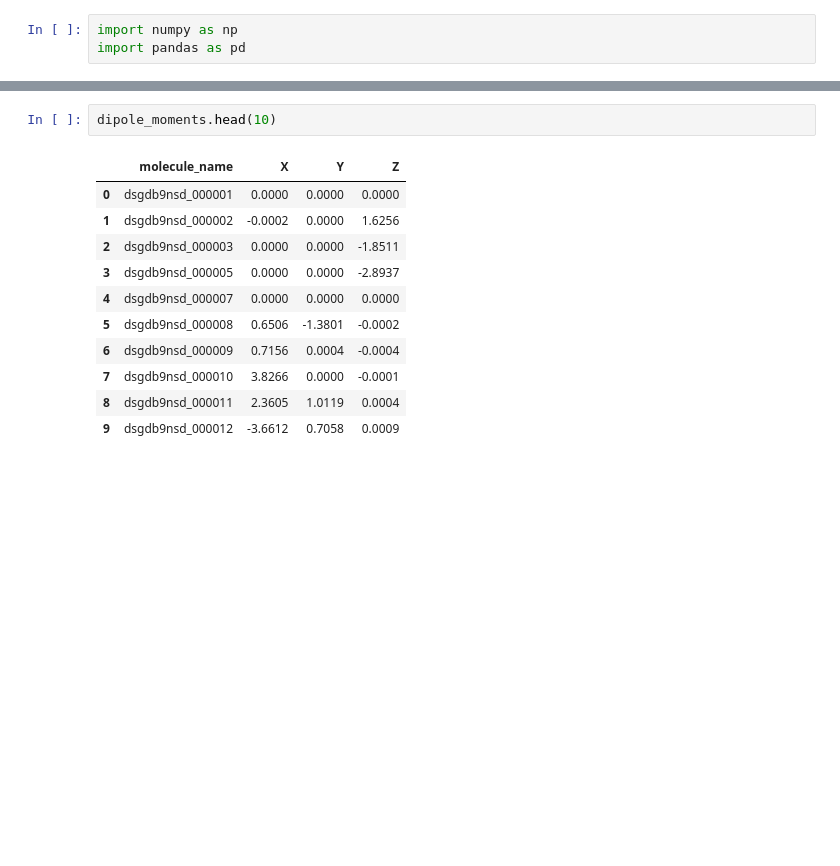
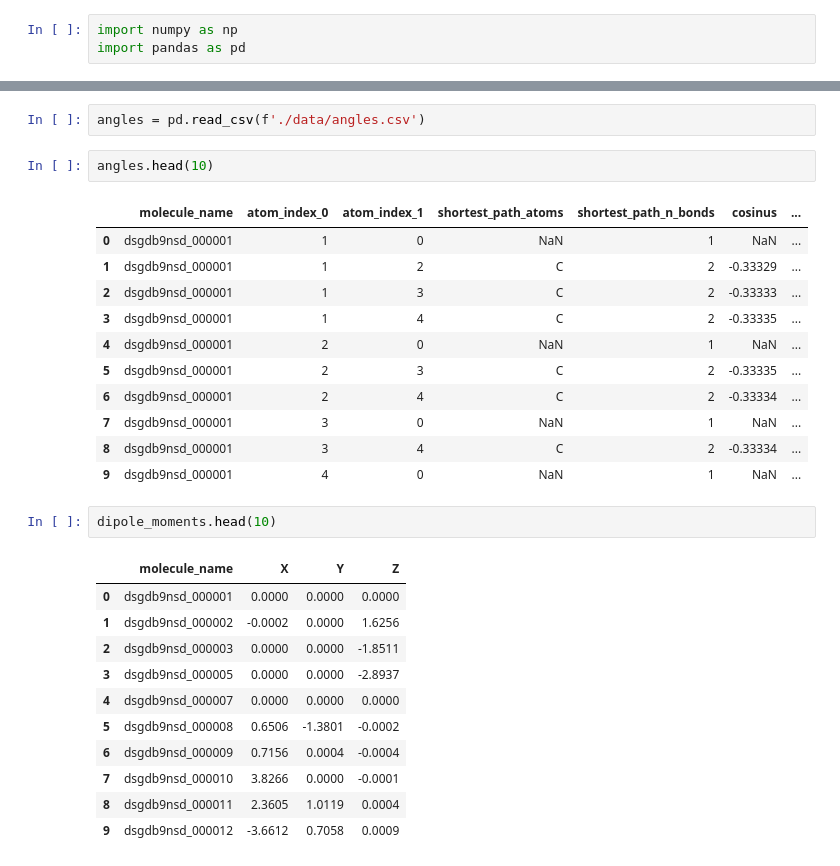
Before and after one commit to Atum19/PredictingMolecularProperties, a Jupyter notebook: explore_data.ipynb, the cells around one changed output, grey strips where cells are left out. Saved outputs shown, nothing was run; the diff lists cells and outputs as text; blank space fills up the shorter version.

```diff
--- a/explore_data.ipynb
+++ b/explore_data.ipynb
@@ -28,3 +90,19 @@ train.head(10)
+# %%
+angles = pd.read_csv(f'./data/angles.csv')
+# %%
+angles.head(10)
+# %% [output]
+|  | molecule_name | atom_index_0 | atom_index_1 | shortest_path_atoms | shortest_path_n_bonds | cosinus | ... |
+| 0 | dsgdb9nsd_000001 | 1 | 0 | NaN | 1 | NaN | ... |
+| 1 | dsgdb9nsd_000001 | 1 | 2 | C | 2 | -0.33329 | ... |
+| 2 | dsgdb9nsd_000001 | 1 | 3 | C | 2 | -0.33333 | ... |
+| 3 | dsgdb9nsd_000001 | 1 | 4 | C | 2 | -0.33335 | ... |
+| 4 | dsgdb9nsd_000001 | 2 | 0 | NaN | 1 | NaN | ... |
+| 5 | dsgdb9nsd_000001 | 2 | 3 | C | 2 | -0.33335 | ... |
+| 6 | dsgdb9nsd_000001 | 2 | 4 | C | 2 | -0.33334 | ... |
+| 7 | dsgdb9nsd_000001 | 3 | 0 | NaN | 1 | NaN | ... |
+| 8 | dsgdb9nsd_000001 | 3 | 4 | C | 2 | -0.33334 | ... |
+| 9 | dsgdb9nsd_000001 | 4 | 0 | NaN | 1 | NaN | ... |
 # %%
 dipole_moments.head(10)
 # %% [output]
```
Also changed, not shown: parts of 10 cells of this notebook, 1 other file.
